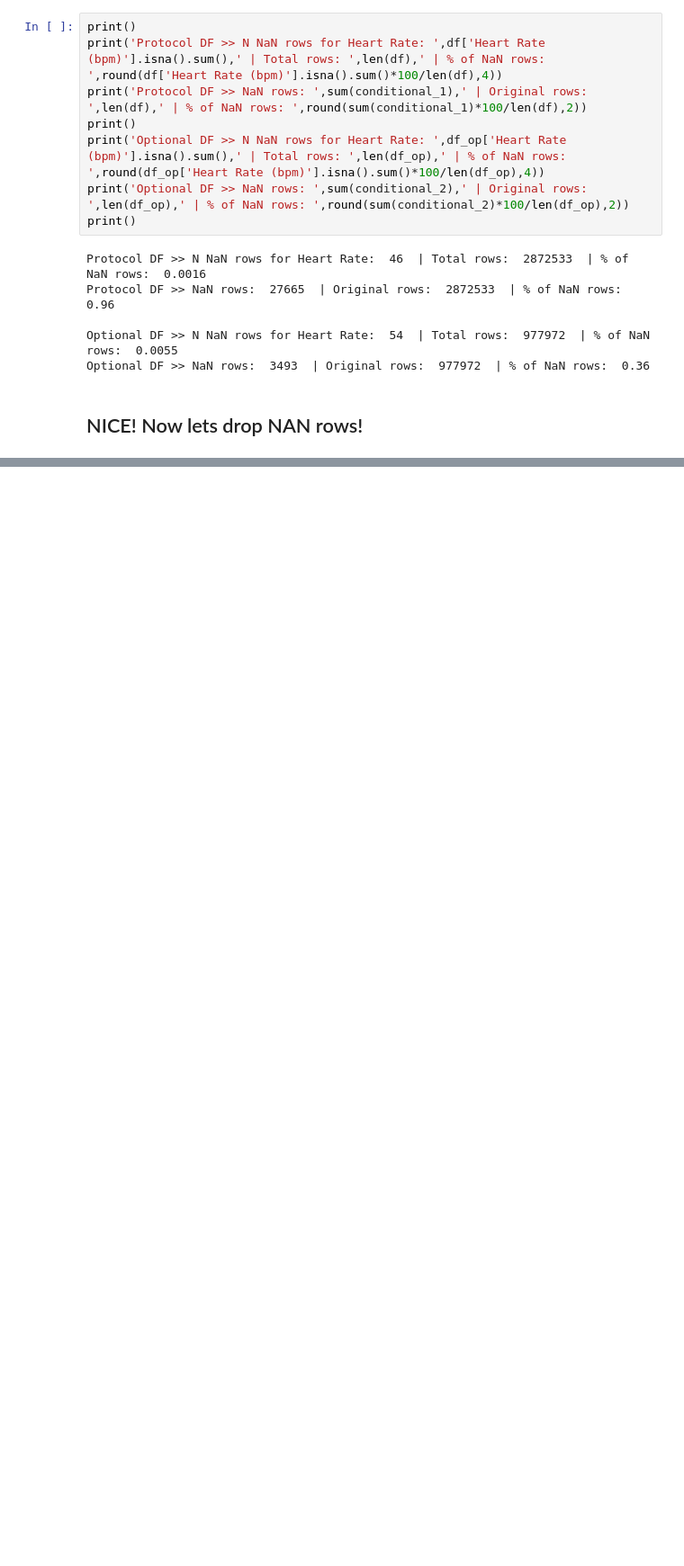
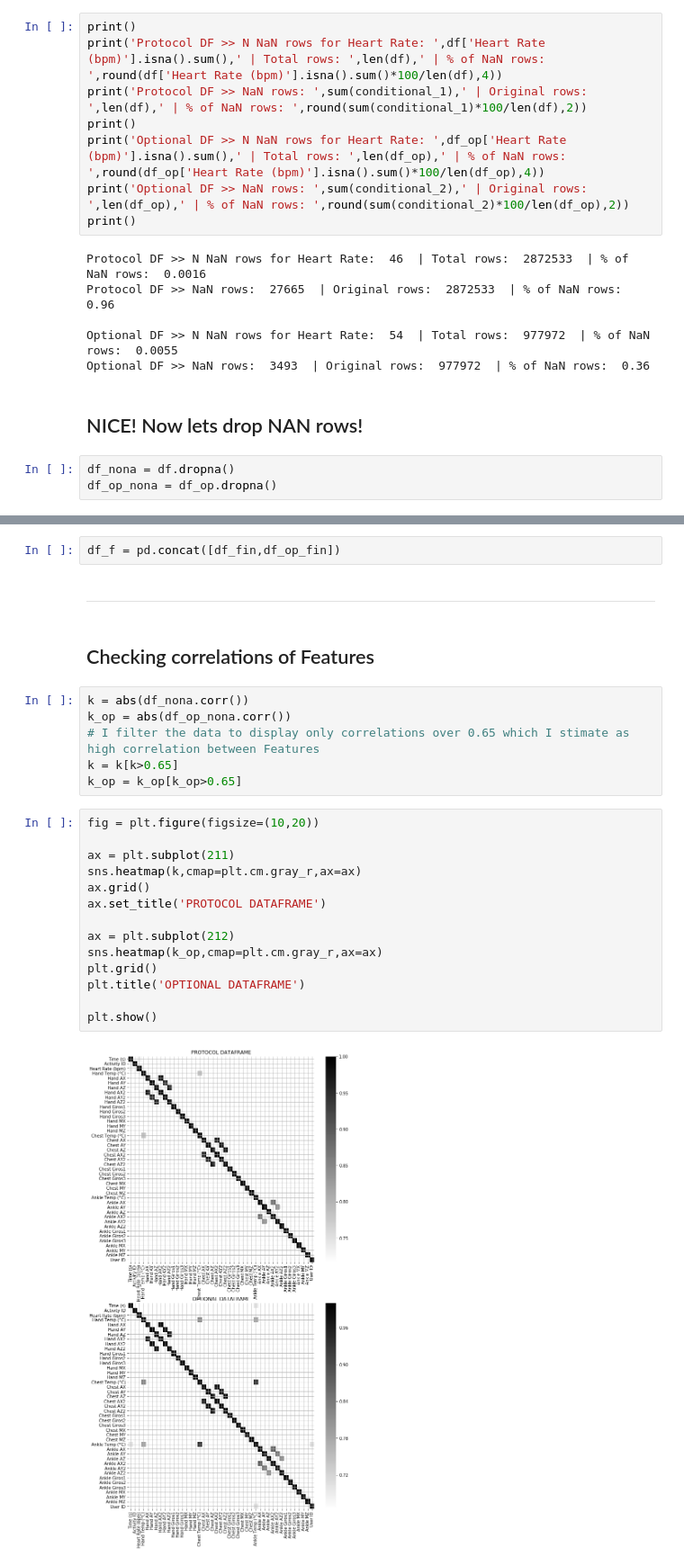
Before and after one commit to ijcernicharo/datamad18_ijcernicharo, a Jupyter notebook: final-project/my_project/FINAL PROJECT.ipynb, the cells around one changed output, grey strips where cells are left out. Shown: that part at 90% size. Saved outputs shown, nothing was run; the diff lists cells and outputs as text; blank space fills up the shorter version.

```diff
--- a/final-project/my_project/FINAL PROJECT.ipynb
+++ b/final-project/my_project/FINAL PROJECT.ipynb
@@ -488,3 +488,6 @@ Optional DF >> N NaN rows for Heart Rate:  54  | Total rows:  977972  | % of NaN
 Optional DF >> NaN rows:  3493  | Original rows:  977972  | % of NaN rows:  0.36
 # %% [markdown]
 ## NICE! Now lets drop NAN rows!
+# %%
+df_nona = df.dropna()
+df_op_nona = df_op.dropna()
@@ -490,0 +521,28 @@ Optional DF >> NaN rows:  3493  | Original rows:  977972  | % of NaN rows:  0.36
+# %%
+df_f = pd.concat([df_fin,df_op_fin])
+# %% [markdown]
+___
+# %% [markdown]
+## Checking correlations of Features
+# %%
+k = abs(df_nona.corr())
+k_op = abs(df_op_nona.corr())
+# I filter the data to display only correlations over 0.65 which I stimate as high correlation between Features
+k = k[k>0.65]
+k_op = k_op[k_op>0.65]
+# %%
+fig = plt.figure(figsize=(10,20))
+
+ax = plt.subplot(211)
+sns.heatmap(k,cmap=plt.cm.gray_r,ax=ax)
+ax.grid()
+ax.set_title('PROTOCOL DATAFRAME')
+
+ax = plt.subplot(212)
+sns.heatmap(k_op,cmap=plt.cm.gray_r,ax=ax)
+plt.grid()
+plt.title('OPTIONAL DATAFRAME')
+
+plt.show()
+# %% [output]
+[figure, added]
```
Also changed, not shown: parts of 11 cells of this notebook.
